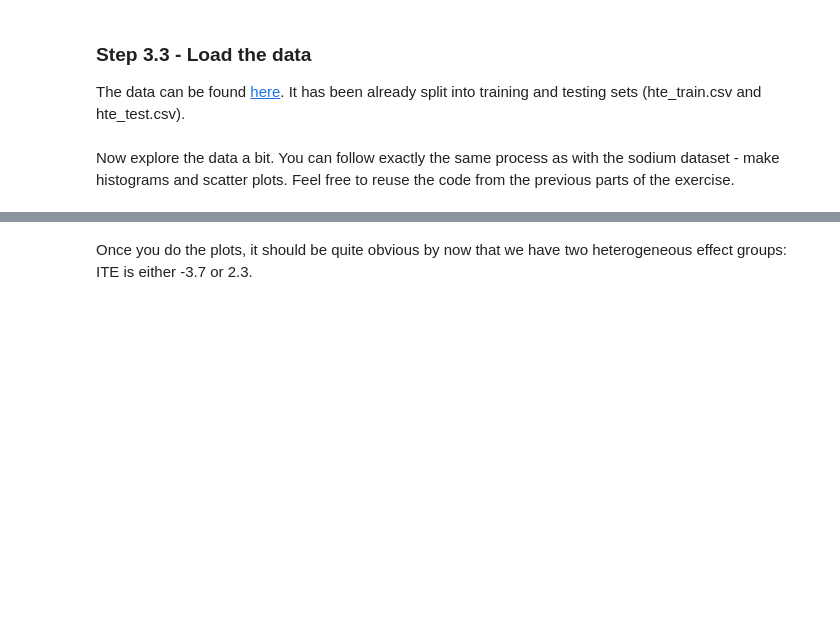
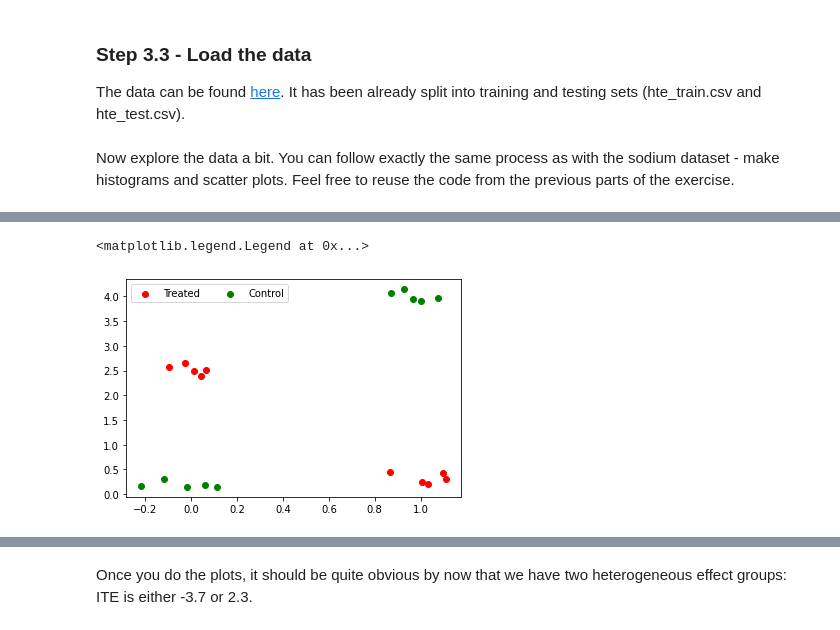
Before and after one commit to PauMarquez99/DataScience-CE888, a Jupyter notebook: lab4/Lab_4_Causal_Inference.ipynb, the cells around one changed output, grey strips where cells are left out. Drawn from its saved outputs; the diff is of its cells as text; code cells hidden in the pictures; blank space fills up the shorter version.

```diff
--- a/lab4/Lab_4_Causal_Inference.ipynb
+++ b/lab4/Lab_4_Causal_Inference.ipynb
@@ -501,0 +552,8 @@ Now explore the data a bit. You can follow exactly the same process as with the
+# %%
+limit = 100
+plt.scatter(Xhte_test[Thte_test == 1][:limit], Yhte_test[Thte_test == 1][:limit], c = "r", label = "Treated")
+plt.scatter(Xhte_test[Thte_test == 0][:limit], Yhte_test[Thte_test == 0][:limit], c = "g", label = "Control")
+plt.legend(ncol=2)
+# %% [output]
+<matplotlib.legend.Legend at 0x...>
+[figure, added]
```
Also changed, not shown: parts of 35 cells of this notebook.
